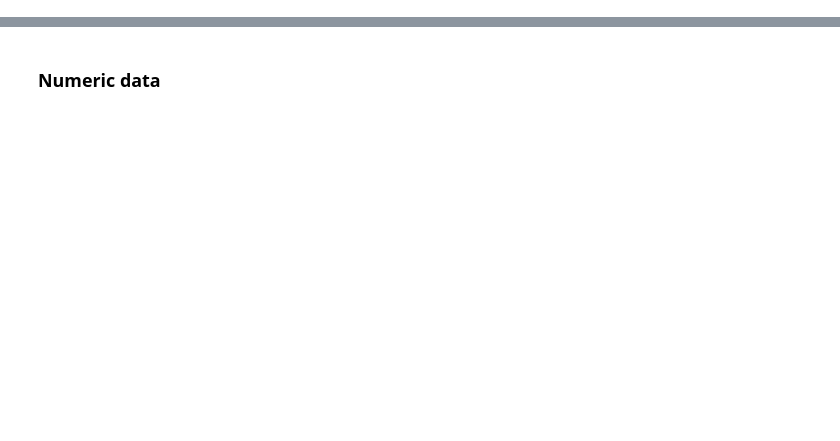
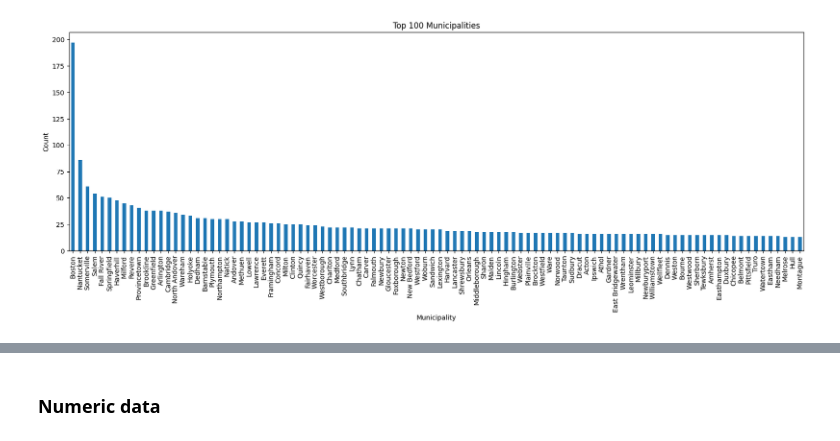
Before and after one commit to BU-Spark/ml-artifexai-legislation, a Jupyter notebook: notebooks/outlier_analysis.ipynb, the cells around one changed output, grey strips where cells are left out. Saved outputs shown, nothing was run; the diff lists cells and outputs as text; code cells hidden in the pictures; blank space fills up the shorter version.

```diff
--- a/notebooks/outlier_analysis.ipynb
+++ b/notebooks/outlier_analysis.ipynb
@@ -72,0 +124,10 @@ memory usage: 7.6+ MB
+# %%
+# plot df.municipality value counts histogram
+plt.figure(figsize=(20, 6))
+df['municipality'].value_counts().head(100).plot(kind='bar')
+plt.title("Top 100 Municipalities")
+plt.xlabel("Municipality")
+plt.ylabel("Count")
+plt.show()
+# %% [output]
+[figure, added]
```
Also changed, not shown: parts of 56 cells of this notebook, 2 other files.
